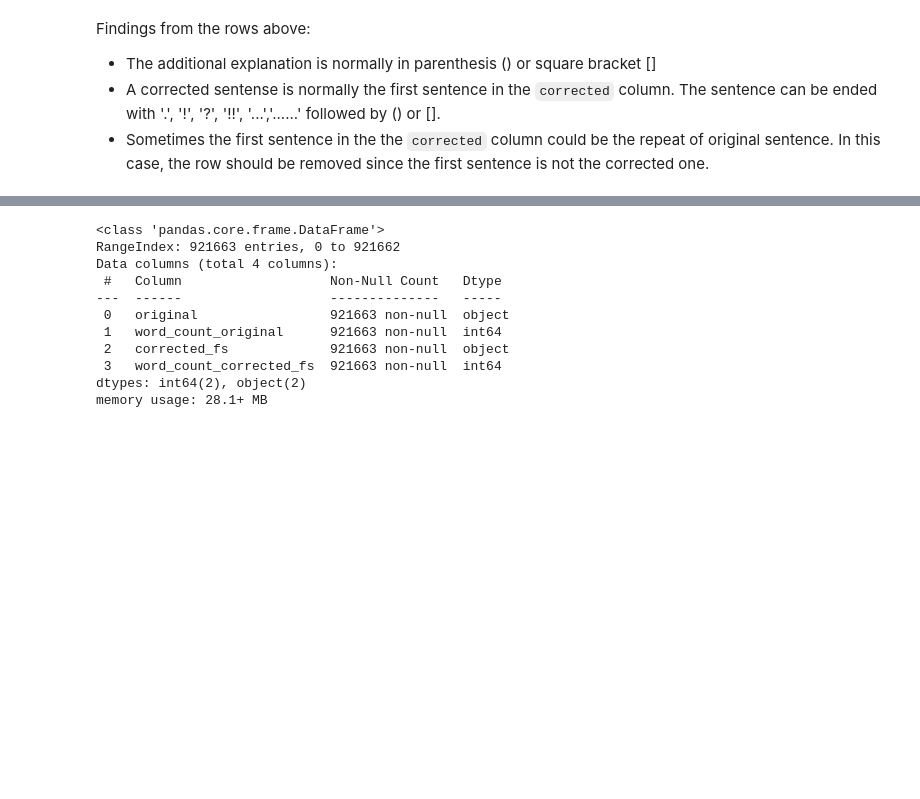
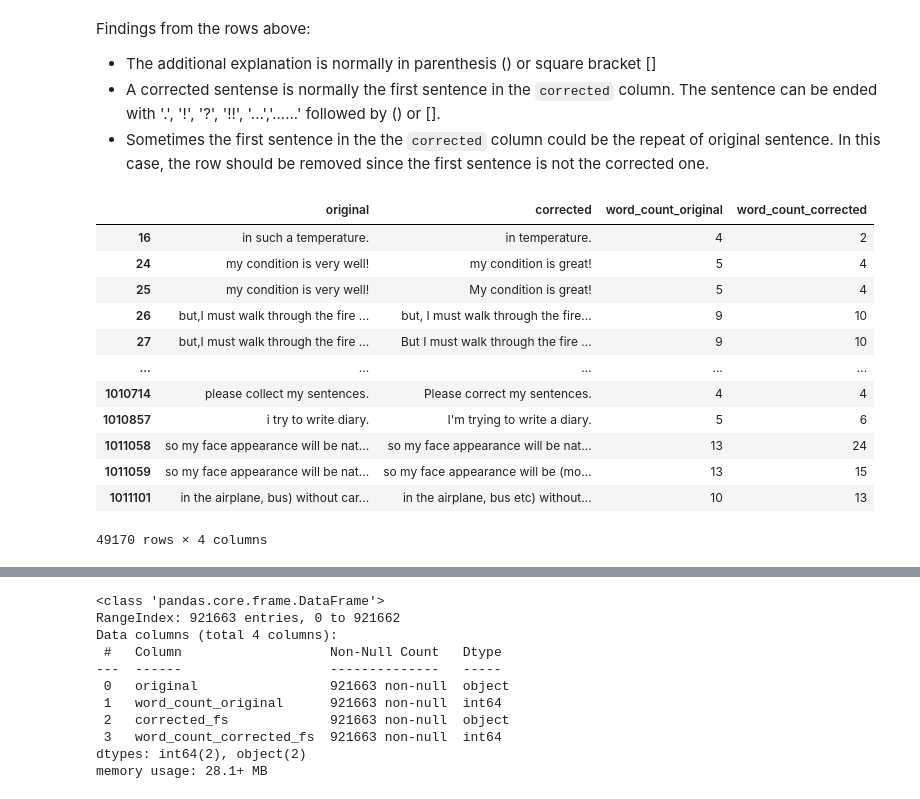
Before and after one commit to danish-sven/anlp-at2-gpt45, a Jupyter notebook: 1. Python Notebooks/eda.ipynb, the cells around one changed output, grey strips where cells are left out. Cells and saved outputs as stored; diff of their text form; code cells hidden in the pictures; blank space fills up the shorter version.

```diff
--- a/1. Python Notebooks/eda.ipynb
+++ b/1. Python Notebooks/eda.ipynb
@@ -229,7 +224,21 @@ Findings from the rows above:
 - Sometimes the first sentence in the the `corrected` column could be the repeat of original sentence. In this case, the row should be removed since the first sentence is not the corrected one.
 # %%
 # # extract sentences which starts with a lower case
-# df_cor[df_cor['original'].apply(lambda x: x[0].islower())]
+df_cor[df_cor['original'].apply(lambda x: x[0].islower())]
+# %% [output]
+|  | original | corrected | word_count_original | word_count_corrected |
+| 16 | in such a temperature. | in temperature. | 4 | 2 |
+| 24 | my condition is very well! | my condition is great! | 5 | 4 |
+| 25 | my condition is very well! | My condition is great! | 5 | 4 |
+| 26 | but,I must walk through the fire ... | but, I must walk through the fire... | 9 | 10 |
+| 27 | but,I must walk through the fire ... | But I must walk through the fire ... | 9 | 10 |
+| ... | ... | ... | ... | ... |
+| 1010714 | please collect my sentences. | Please correct my sentences. | 4 | 4 |
+| 1010857 | i try to write diary. | I'm trying to write a diary. | 5 | 6 |
+| 1011058 | so my face appearance will be nat... | so my face appearance will be nat... | 13 | 24 |
+| 1011059 | so my face appearance will be nat... | so my face appearance will be (mo... | 13 | 15 |
+| 1011101 | in the airplane, bus) without car... | in the airplane, bus etc) without... | 10 | 13 |
+49170 rows × 4 columns
 # %%
 # define function to extract the first sentence
 import re
```
Also changed, not shown: parts of 28 cells of this notebook, 2 other files.
